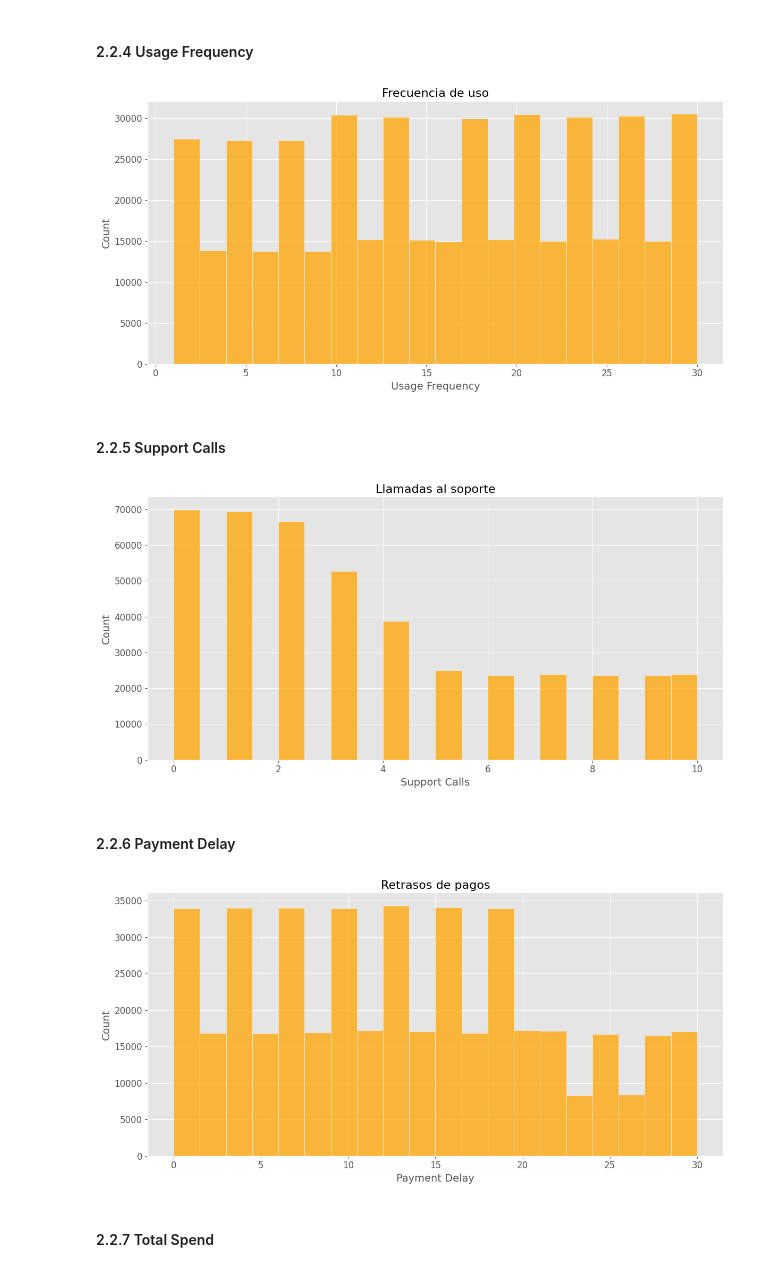
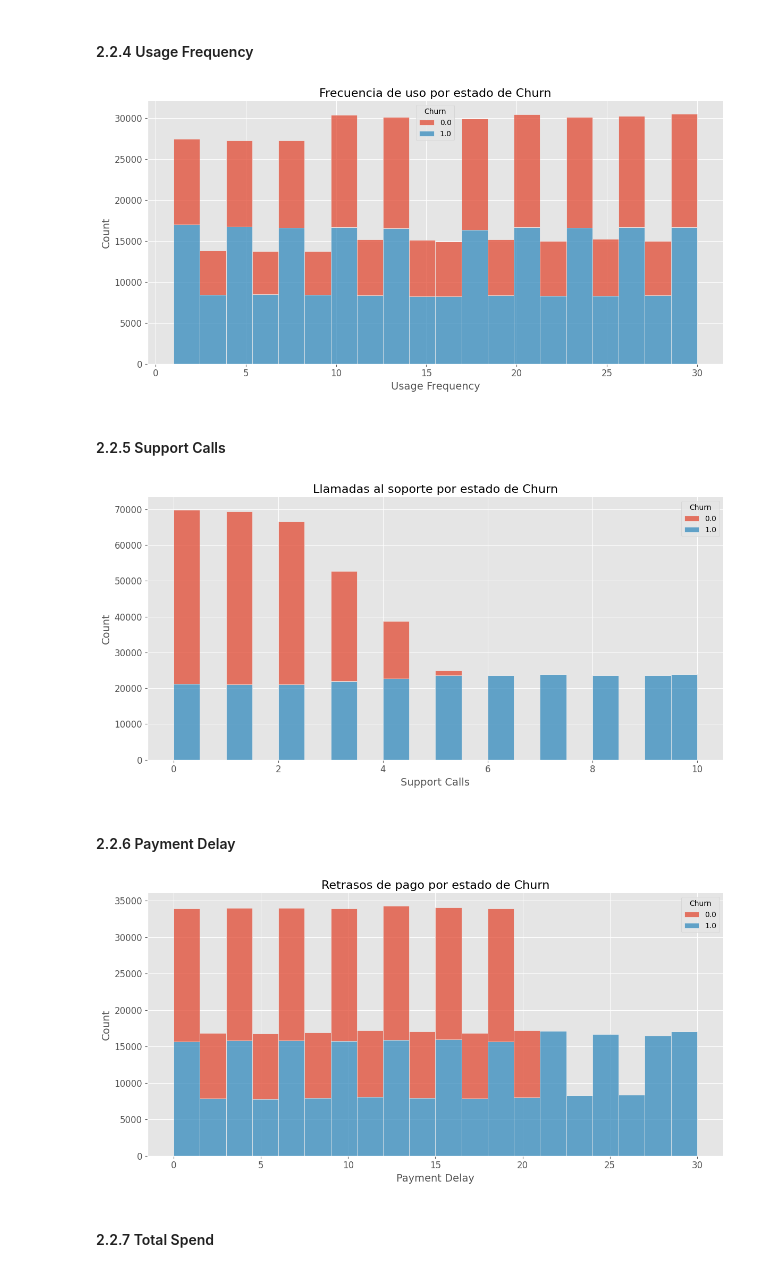
Before and after one commit to cacelass/tasa_churn, a Jupyter notebook: notebooks/0-1-Alejandro Cancelas Chapela-ProcesamientoDatos.ipynb, the cells around one changed output. Cells and saved outputs as stored; diff of their text form; code cells hidden in the pictures.

```diff
--- a/notebooks/0-1-Alejandro Cancelas Chapela-ProcesamientoDatos.ipynb
+++ b/notebooks/0-1-Alejandro Cancelas Chapela-ProcesamientoDatos.ipynb
@@ -228,39 +274,46 @@ plt.show()
 #### 2.2.4 Usage Frequency
 # %%
 fig, ax = plt.subplots(figsize=(12,6))
+
 sns.histplot(
-    df_train['Usage Frequency'],
-    bins=20,       # ajusta según rango de valores
-    color='orange',
-    kde=False,     # True si quieres curva de densidad
+    data=df_train,
+    x='Usage Frequency',
+    hue='Churn',
+    bins=20,
+    multiple='stack',   # usa 'layer' si quieres superposición
+    kde=False,
     ax=ax
 )
 
 ax.set_xlabel('Usage Frequency', fontsize=14)
 ax.set_ylabel('Count', fontsize=14)
-ax.set_title('Frecuencia de uso', fontsize=16)
+ax.set_title('Frecuencia de uso por estado de Churn', fontsize=16)
 ax.tick_params(axis='x', labelsize=12)
 ax.tick_params(axis='y', labelsize=12)
 
+sns.despine()
 plt.tight_layout()
 plt.show()
 # %% [output]
-[figure, old version]
+[figure, new version]
 # %% [markdown]
 #### 2.2.5 Support Calls
 # %%
 fig, ax = plt.subplots(figsize=(12,6))
+
 sns.histplot(
-    df_train['Support Calls'],
-    bins=20,       # ajusta según rango de datos
-    color='orange',
+    data=df_train,
+    x='Support Calls',
+    hue='Churn',
+    bins=20,
+    multiple='stack',   # o 'layer' si prefieres superposición
     kde=False,
     ax=ax
 )
 
 ax.set_xlabel('Support Calls', fontsize=14)
 ax.set_ylabel('Count', fontsize=14)
-ax.set_title('Llamadas al soporte', fontsize=16)
+ax.set_title('Llamadas al soporte por estado de Churn', fontsize=16)
 ax.tick_params(axis='x', labelsize=12)
 ax.tick_params(axis='y', labelsize=12)
 
@@ -268,22 +321,25 @@ sns.despine()
 plt.tight_layout()
 plt.show()
 # %% [output]
-[figure, old version]
+[figure, new version]
 # %% [markdown]
 #### 2.2.6 Payment Delay
 # %%
 fig, ax = plt.subplots(figsize=(12,6))
+
 sns.histplot(
-    df_train['Payment Delay'],
-    bins=20,       # ajusta según rango de datos
-    color='orange',
+    data=df_train,
+    x='Payment Delay',
+    hue='Churn',
+    bins=20,
+    multiple='stack',   # usa 'layer' si prefieres solapado
     kde=False,
     ax=ax
 )
 
 ax.set_xlabel('Payment Delay', fontsize=14)
 ax.set_ylabel('Count', fontsize=14)
-ax.set_title('Retrasos de pagos', fontsize=16)
+ax.set_title('Retrasos de pago por estado de Churn', fontsize=16)
 ax.tick_params(axis='x', labelsize=12)
 ax.tick_params(axis='y', labelsize=12)
 
@@ -291,7 +347,7 @@ sns.despine()
 plt.tight_layout()
 plt.show()
 # %% [output]
-[figure, old version]
+[figure, new version]
 # %% [markdown]
 #### 2.2.7 Total Spend
 # %%
```
Also changed, not shown: parts of 63 cells of this notebook, 1 other file.
